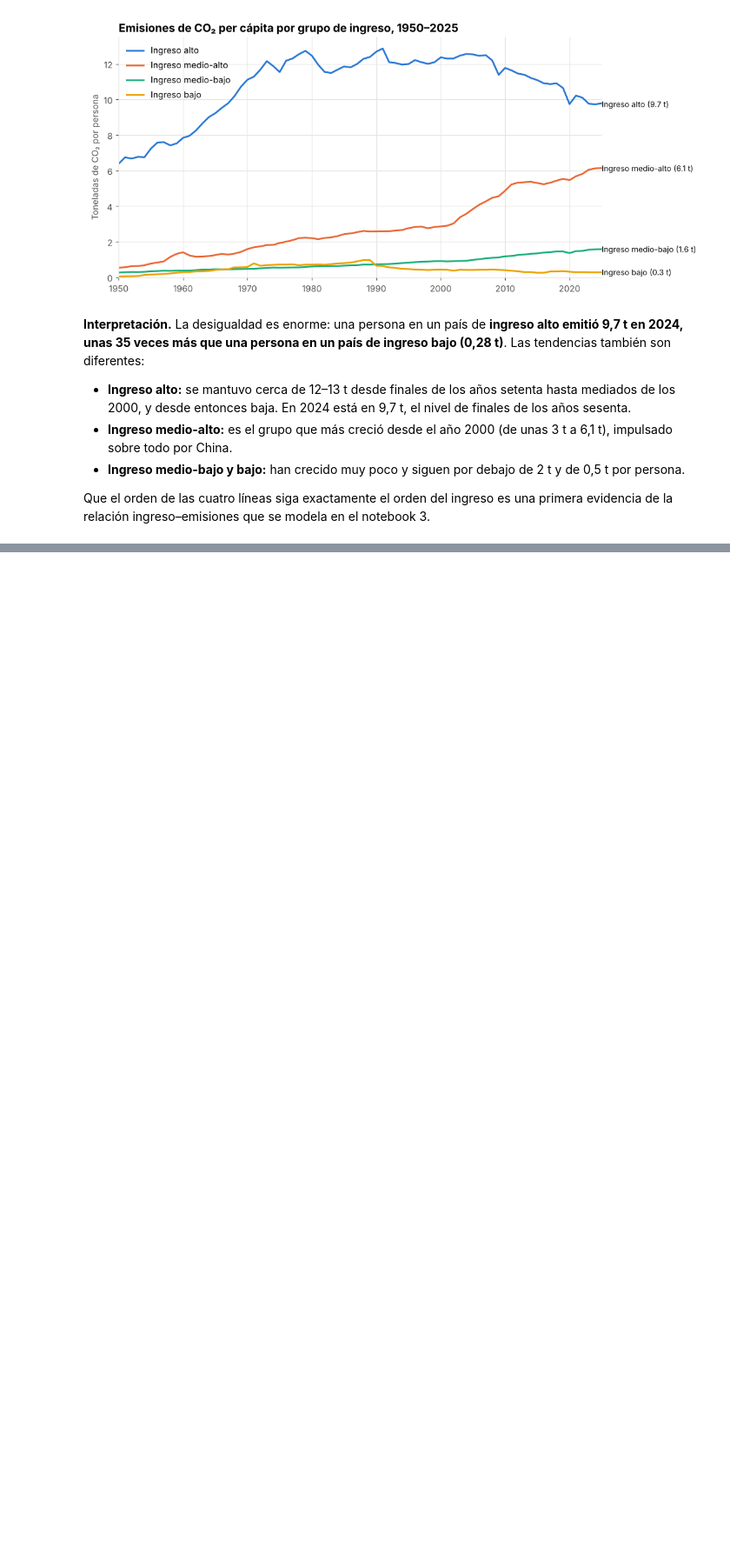
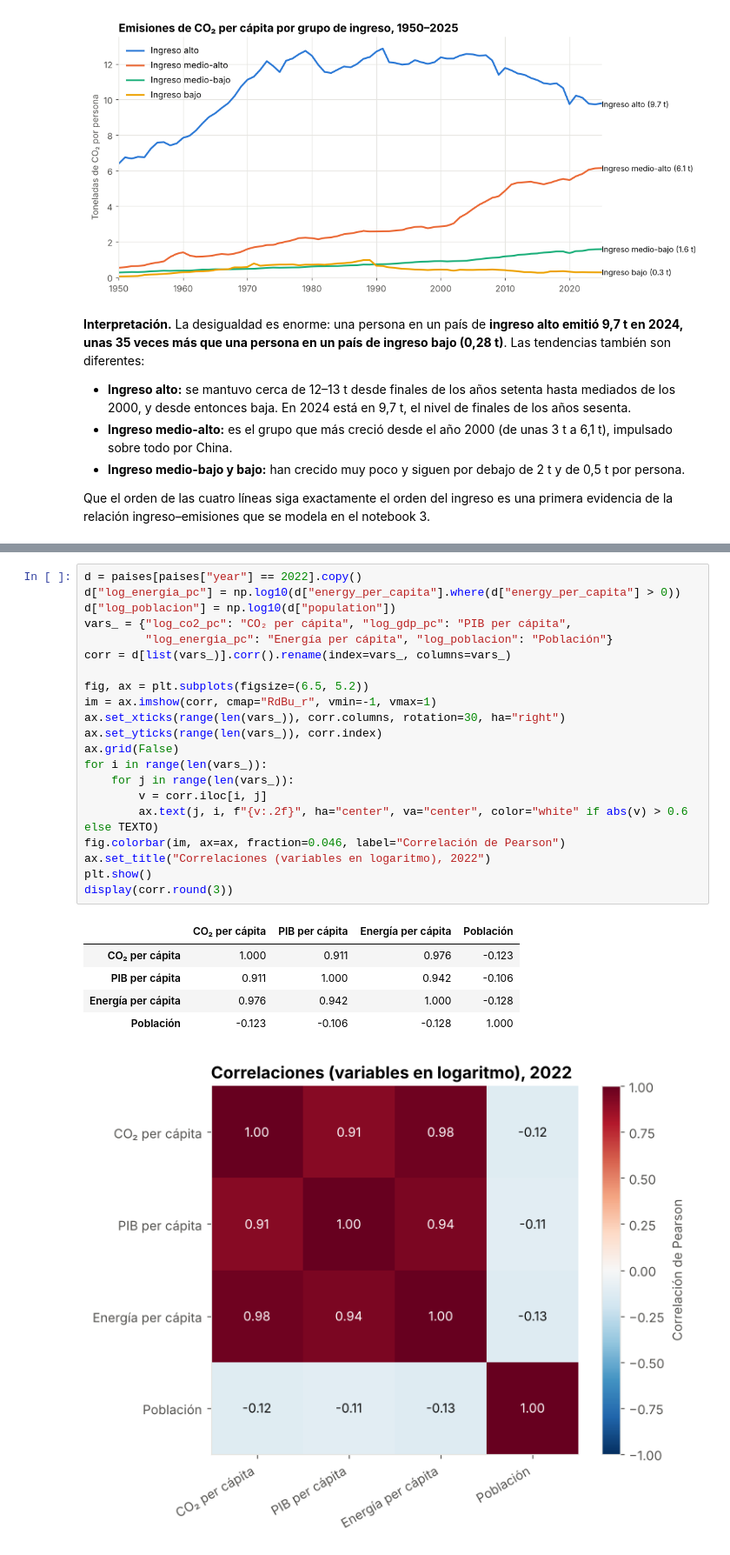
Before and after one commit to felipecasta0330/proyecto-final-co2, a Jupyter notebook: notebooks/02_visualizacion_eda.ipynb, the cells around one changed output, grey strips where cells are left out. Shown at 87% size. Cells and saved outputs as stored; diff of their text form; blank space fills up the shorter version.

```diff
--- a/notebooks/02_visualizacion_eda.ipynb
+++ b/notebooks/02_visualizacion_eda.ipynb
@@ -191,0 +326,28 @@ Que el orden de las cuatro líneas siga exactamente el orden del ingreso es una
+# %%
+d = paises[paises["year"] == 2022].copy()
+d["log_energia_pc"] = np.log10(d["energy_per_capita"].where(d["energy_per_capita"] > 0))
+d["log_poblacion"] = np.log10(d["population"])
+vars_ = {"log_co2_pc": "CO₂ per cápita", "log_gdp_pc": "PIB per cápita",
+         "log_energia_pc": "Energía per cápita", "log_poblacion": "Población"}
+corr = d[list(vars_)].corr().rename(index=vars_, columns=vars_)
+
+fig, ax = plt.subplots(figsize=(6.5, 5.2))
+im = ax.imshow(corr, cmap="RdBu_r", vmin=-1, vmax=1)
+ax.set_xticks(range(len(vars_)), corr.columns, rotation=30, ha="right")
+ax.set_yticks(range(len(vars_)), corr.index)
+ax.grid(False)
+for i in range(len(vars_)):
+    for j in range(len(vars_)):
+        v = corr.iloc[i, j]
+        ax.text(j, i, f"{v:.2f}", ha="center", va="center", color="white" if abs(v) > 0.6 else TEXTO)
+fig.colorbar(im, ax=ax, fraction=0.046, label="Correlación de Pearson")
+ax.set_title("Correlaciones (variables en logaritmo), 2022")
+plt.show()
+display(corr.round(3))
+# %% [output]
+|  | CO₂ per cápita | PIB per cápita | Energía per cápita | Población |
+| CO₂ per cápita | 1.000 | 0.911 | 0.976 | -0.123 |
+| PIB per cápita | 0.911 | 1.000 | 0.942 | -0.106 |
+| Energía per cápita | 0.976 | 0.942 | 1.000 | -0.128 |
+| Población | -0.123 | -0.106 | -0.128 | 1.000 |
+[figure, added]
```
Also changed, not shown: parts of 12 cells of this notebook.
